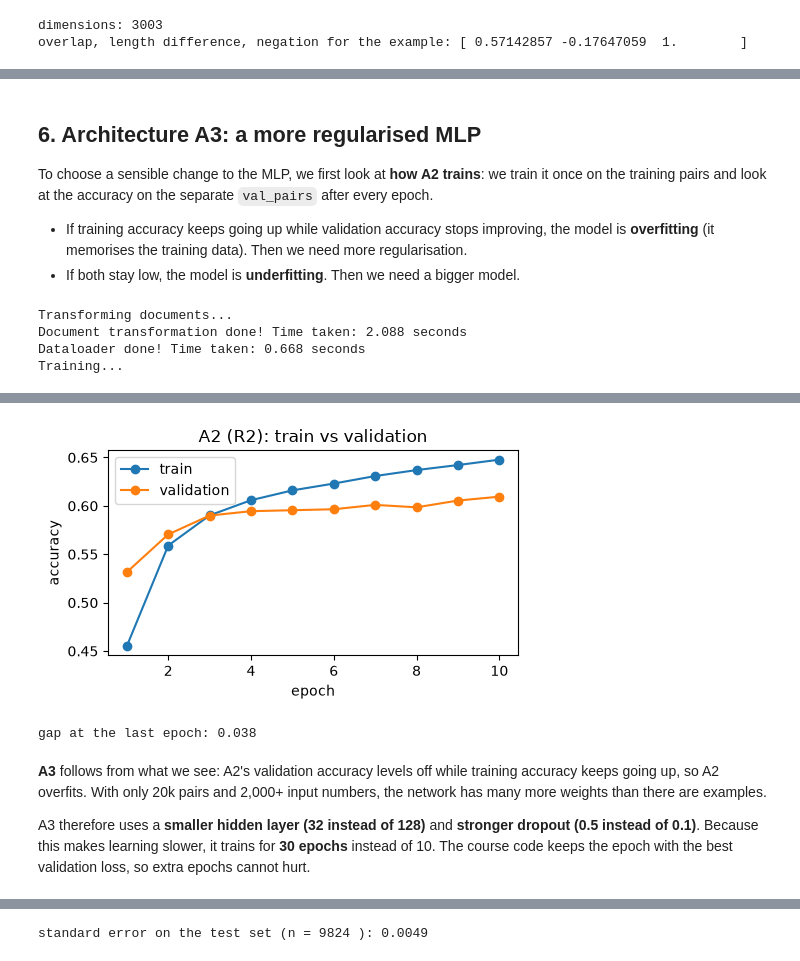
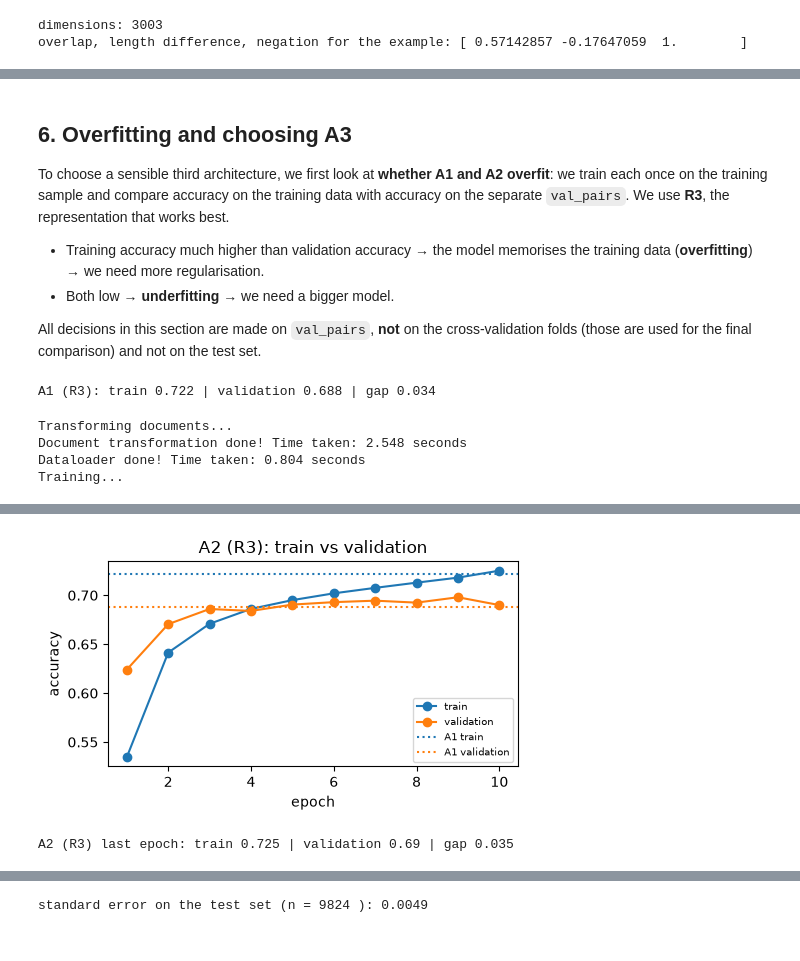
Before and after one commit to vidalisa/natural-language-inference, a Jupyter notebook: project1.ipynb, the cells around one changed output, grey strips where cells are left out. Cells and saved outputs as stored; diff of their text form; code cells hidden in the pictures.

```diff
--- a/project1.ipynb
+++ b/project1.ipynb
@@ -447,5 +452,5 @@ A1_R2 mean accuracy: 0.582 (std 0.0065 )
 # %%
-# run("A2_R1", R1, A2)
-# run("A2_R2", R2, A2)
+run("A2_R1", R1, A2)
+run("A2_R2", R2, A2)
 # %% [output]
 Transforming documents...
@@ -1126,16 +1024,39 @@ A2_R3 mean accuracy: 0.6662 (std 0.0085 )
 # %% [markdown]
-## 6. Architecture A3: a more regularised MLP
+## 6. Overfitting and choosing A3
 
-To choose a sensible change to the MLP, we first look at **how A2 trains**: we train it once on the training pairs and look at the accuracy on the separate `val_pairs` after every epoch.
+To choose a sensible third architecture, we first look at **whether A1 and A2 overfit**: we train each once on the training sample and compare accuracy on the training data with accuracy on the separate `val_pairs`. We use **R3**, the representation that works best.
 
-- If training accuracy keeps going up while validation accuracy stops improving, the model is **overfitting** (it memorises the training data). Then we need more regularisation.
-- If both stay low, the model is **underfitting**. Then we need a bigger model.
+- Training accuracy much higher than validation accuracy → the model memorises the training data (**overfitting**) → we need more regularisation.
+- Both low → **underfitting** → we need a bigger model.
+
+All decisions in this section are made on `val_pairs`, **not** on the cross-validation folds (those are used for the final comparison) and not on the test set.
+# %%
+val_texts = []
+val_gold = []
+for pair, label in val_pairs:
+    val_texts.append(pair)
+    val_gold.append(label)
+
+train_texts = []
+train_gold = []
+for pair, label in train_pairs:
+    train_texts.append(pair)
+    train_gold.append(label)
+
+# A1: train once, compare train and validation accuracy
+model_a1 = part1.loglin.fit(train_pairs, R3, max_iter=100)
+a1_train_acc = accuracy_score(train_gold, part1.loglin.predict(train_texts, model_a1, R3))
+a1_val_acc = accuracy_score(val_gold, part1.loglin.predict(val_texts, model_a1, R3))
+print("A1 (R3): train", round(a1_train_acc, 3), "| validation", round(a1_val_acc, 3), "| gap", round(a1_train_acc - a1_val_acc, 3))
+# %% [output]
+A1 (R3): train 0.722 | validation 0.688 | gap 0.034
 # %%
-def training_curve(architecture):
-    # train once on train_pairs (with R2) and return train and validation accuracy per epoch
-    settings = architecture["smlp_args"]
+def training_curve(settings, encoder, num_layers):
+    # train an MLP once on train_pairs and return train and validation accuracy per epoch,
+    # plus the epoch the course code keeps (the one with the lowest validation loss)
+    use_layers(num_layers)
     metrics, best_epoch, predictions = part1.smlp.train_neural_network_model(
-        train_pairs, val_pairs, len(LABELS), R2, save_to="results/curve",
+        train_pairs, val_pairs, len(LABELS), encoder, save_to="results/curve",
         hidden_dim=settings["hidden_dim"], dropout=settings["dropout"], batch_size=settings["batch_size"],
         learning_rate=settings["learning_rate"], weight_decay=settings["weight_decay"],
         num_epochs=settings["num_epochs"],
@@ -1145,25 +1066,29 @@ def training_curve(architecture):
     for epoch in metrics:
         train_accuracy.append(epoch["train_metrics"]["accuracy"])
         val_accuracy.append(epoch["val_metrics"]["accuracy"])
-    return train_accuracy, val_accuracy
+    return train_accuracy, val_accuracy, best_epoch
 
 
-train_acc, val_acc = training_curve(A2)
+train_acc, val_acc, best_epoch = training_curve(A2["smlp_args"], R3, A2["num_layers"])
 
 epochs = range(1, len(train_acc) + 1)
 plt.figure(figsize=(5, 3))
 plt.plot(epochs, train_acc, marker="o", label="train")
 plt.plot(epochs, val_acc, marker="o", label="validation")
+plt.axhline(a1_train_acc, color="tab:blue", linestyle=":", label="A1 train")
+plt.axhline(a1_val_acc, color="tab:orange", linestyle=":", label="A1 validation")
 plt.xlabel("epoch")
 plt.ylabel("accuracy")
-plt.title("A2 (R2): train vs validation")
-plt.legend()
+plt.title("A2 (R3): train vs validation")
+plt.legend(fontsize=7)
 plt.tight_layout()
+plt.savefig("results/graphs/overfitting_a1_a2.png", dpi=150)
 plt.show()
 
-print("gap at the last epoch:", round(train_acc[-1] - val_acc[-1], 3))
+print("A2 (R3) last epoch: train", round(train_acc[-1], 3), "| validation", round(val_acc[-1], 3),
+      "| gap", round(train_acc[-1] - val_acc[-1], 3))
 # %% [output]
 Transforming documents...
-Document transformation done! Time taken: 2.088 seconds
-Dataloader done! Time taken: 0.668 seconds
+Document transformation done! Time taken: 2.548 seconds
+Dataloader done! Time taken: 0.804 seconds
 Training...
@@ -1181,6 +1106,2 @@ Training done! Time taken: 56.232 seconds
-[figure, old version]
+[figure, new version]
-gap at the last epoch: 0.038
+A2 (R3) last epoch: train 0.725 | validation 0.69 | gap 0.035
-# %% [markdown]
-**A3** follows from what we see: A2's validation accuracy levels off while training accuracy keeps going up, so A2 overfits. With only 20k pairs and 2,000+ input numbers, the network has many more weights than there are examples.
-
-A3 therefore uses a **smaller hidden layer (32 instead of 128)** and **stronger dropout (0.5 instead of 0.1)**. Because this makes learning slower, it trains for **30 epochs** instead of 10. The course code keeps the epoch with the best validation loss, so extra epochs cannot hurt.
```
Also changed, not shown: parts of 56 cells of this notebook.
